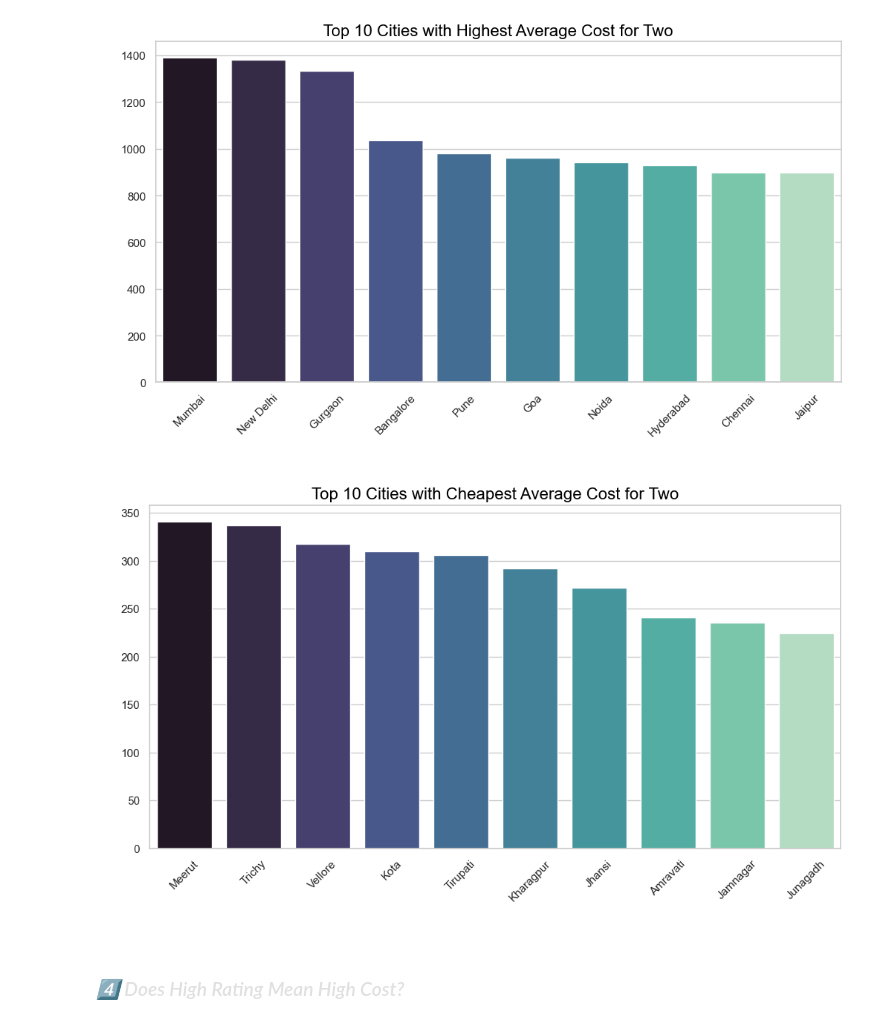
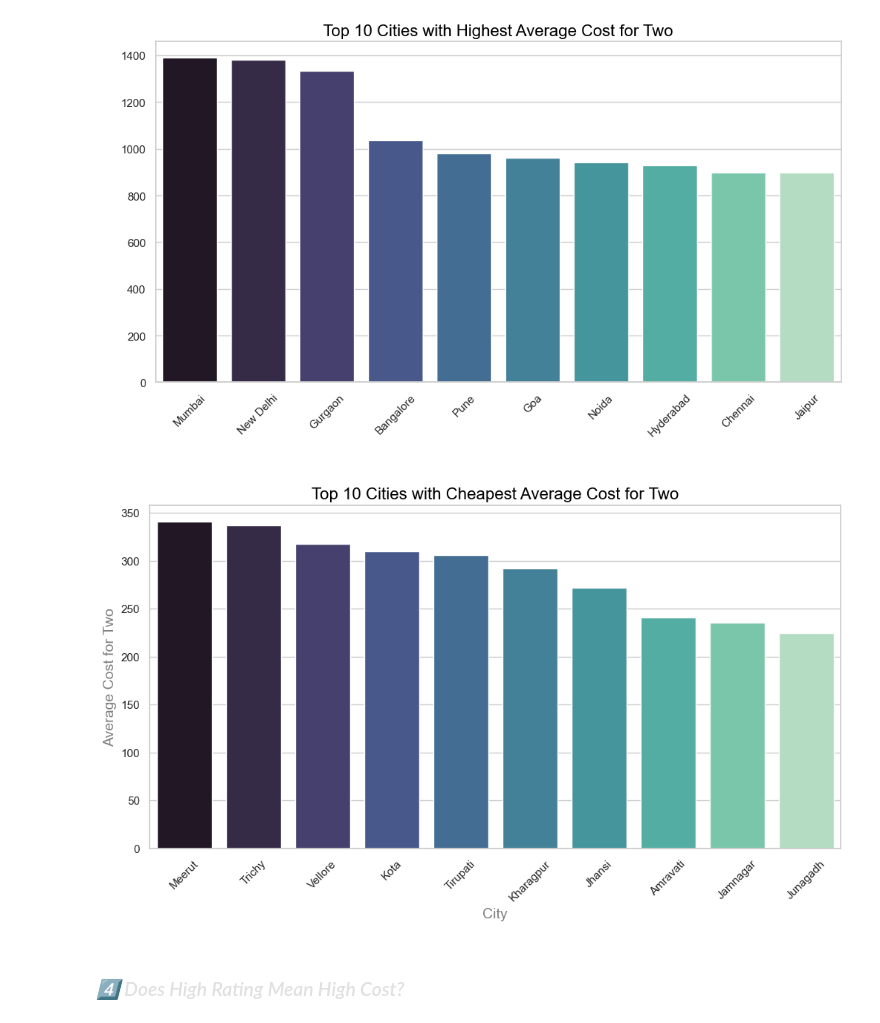
Before and after one commit to Robinalrk/EDA-on-Zomato, a Jupyter notebook: index.ipynb, the cells around one changed output. Drawn from its saved outputs; the diff is of its cells as text; code cells hidden in the pictures.

```diff
--- a/index.ipynb
+++ b/index.ipynb
@@ -290,14 +289,14 @@ plt.show()
 # %%
 #plotting top 10 cities with cheapest average cost for two
 plt.figure(figsize=(12, 6))
 sns.barplot(x=avg_cost_city.tail(10).index,y=avg_cost_city.tail(10).values,hue=avg_cost_city.tail(10).index, palette='mako')
 plt.title('Top 10 Cities with Cheapest Average Cost for Two', fontsize=16, color='black')
-plt.xlabel('City', fontsize=14, color='white')
-plt.ylabel('Average Cost for Two', fontsize=14, color='white')
+plt.xlabel('City', fontsize=14, color='gray')
+plt.ylabel('Average Cost for Two', fontsize=14, color='gray')
 plt.xticks(rotation=45)
 plt.show()
 # %% [output]
-[figure, old version]
+[figure, new version]
 # %% [markdown]
 <h3 style="color: #e0e0e0; font-family: 'Segoe UI', Tahoma, Geneva, Verdana, sans-serif; margin-top: 30px;">
   <i>4️⃣ Does High Rating Mean High Cost?</i>
```
Also changed, not shown: parts of 3 cells of this notebook.
